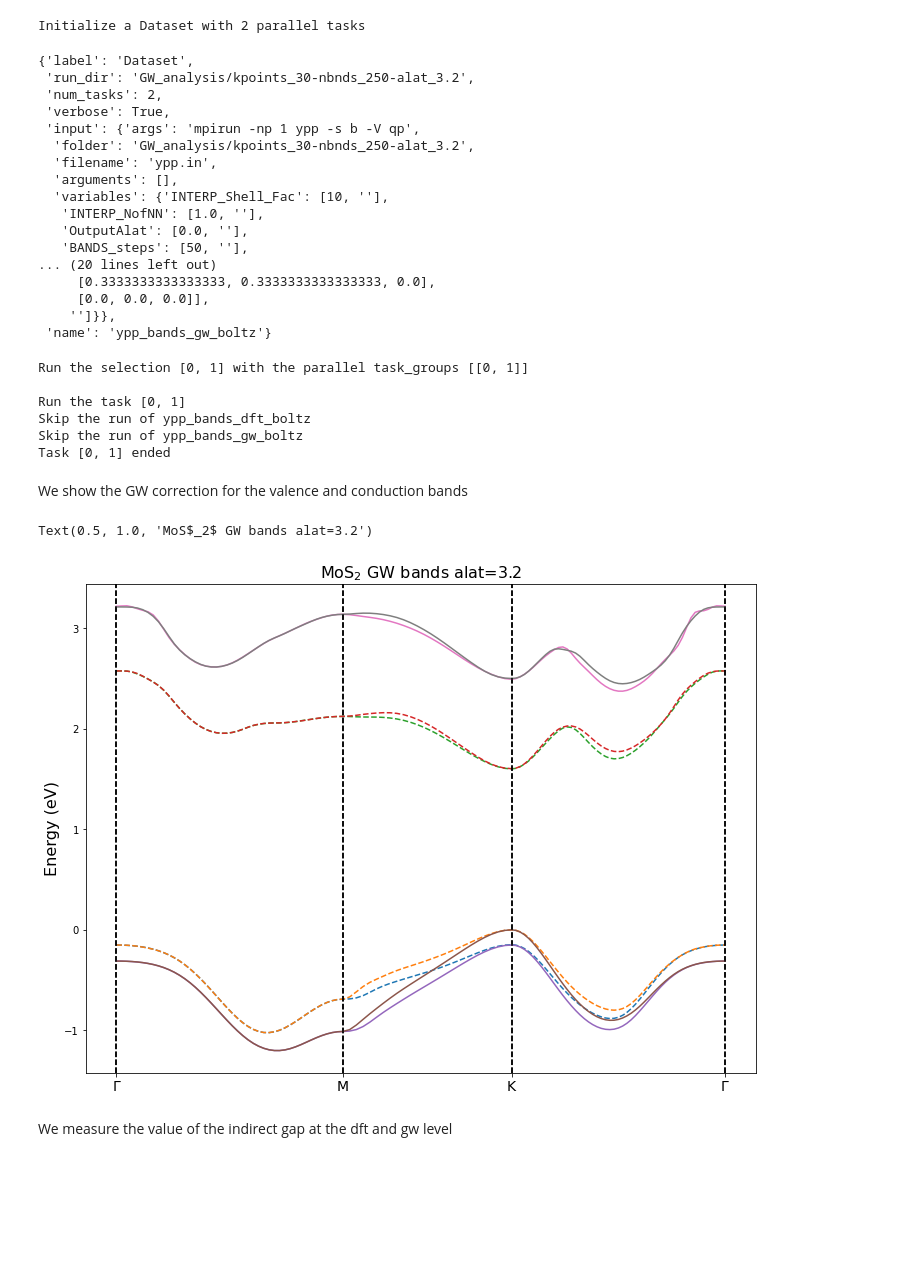
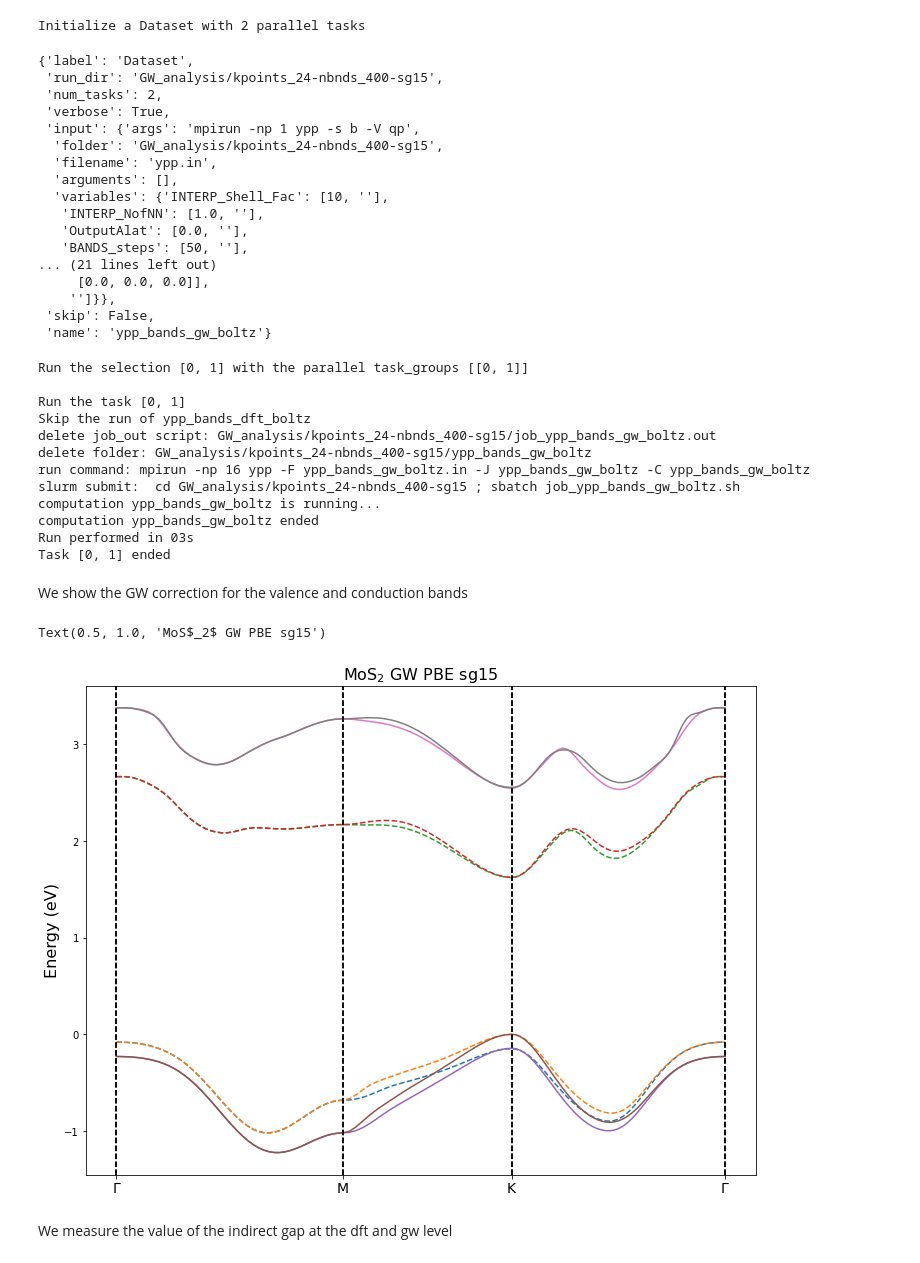
Before and after one commit to marcodalessandro76/MoS2, a Jupyter notebook: GW_Analysis.ipynb, the cells around one changed output. Cells and saved outputs as stored; diff of their text form; code cells hidden in the pictures; blank space fills up the shorter version.

```diff
--- a/GW_Analysis.ipynb
+++ b/GW_Analysis.ipynb
@@ -2666,7 +2649,7 @@ code = C.YamboCalculator(rr,activate_BeeOND=True)
 # %% [output]
 Initialize a Yambo calculator with scheduler slurm
 # %%
-input_dir = 'DFT_analysis-sg15/kpoints_24-nbnds_250.save'
-run_dir = 'GW_analysis/kpoints_24-nbnds_250-sg15'
+input_dir = 'DFT_analysis-sg15/kpoints_18-nbnds_250.save'
+run_dir = 'GW_analysis/kpoints_18-nbnds_250-sg15'
 Tools.init_yambo_dir(yambo_dir=run_dir,input_dir=input_dir)
 # %% [output]
@@ -2780,21 +2765,21 @@ Initialize a Dataset with 2 parallel tasks
 study.runs[1]
 # %% [output]
 {'label': 'Dataset',
- 'run_dir': 'GW_analysis/kpoints_30-nbnds_250-alat_3.2',
+ 'run_dir': 'GW_analysis/kpoints_24-nbnds_400-sg15',
  'num_tasks': 2,
  'verbose': True,
  'input': {'args': 'mpirun -np 1 ypp -s b -V qp',
-  'folder': 'GW_analysis/kpoints_30-nbnds_250-alat_3.2',
+  'folder': 'GW_analysis/kpoints_24-nbnds_400-sg15',
   'filename': 'ypp.in',
   'arguments': [],
   'variables': {'INTERP_Shell_Fac': [10, ''],
    'INTERP_NofNN': [1.0, ''],
    'OutputAlat': [0.0, ''],
    'BANDS_steps': [50, ''],
-... (20 lines left out)
-     [0.3333333333333333, 0.3333333333333333, 0.0],
+... (21 lines left out)
      [0.0, 0.0, 0.0]],
     '']}},
+ 'skip': False,
  'name': 'ypp_bands_gw_boltz'}
 # %%
 results = study.run()
@@ -2803,7 +2788,13 @@ Run the selection [0, 1] with the parallel task_groups [[0, 1]]
 
 Run the task [0, 1]
 Skip the run of ypp_bands_dft_boltz
-Skip the run of ypp_bands_gw_boltz
+delete job_out script: GW_analysis/kpoints_24-nbnds_400-sg15/job_ypp_bands_gw_boltz.out
+delete folder: GW_analysis/kpoints_24-nbnds_400-sg15/ypp_bands_gw_boltz
+run command: mpirun -np 16 ypp -F ypp_bands_gw_boltz.in -J ypp_bands_gw_boltz -C ypp_bands_gw_boltz
+slurm submit:  cd GW_analysis/kpoints_24-nbnds_400-sg15 ; sbatch job_ypp_bands_gw_boltz.sh
+computation ypp_bands_gw_boltz is running...
+computation ypp_bands_gw_boltz ended
+Run performed in 03s
 Task [0, 1] ended
 # %%
 bands_gw = U.BandStructure.from_Ypp(results[1],high_sym,suffix='bands_interpolated')
@@ -2813,12 +2804,12 @@ We show the GW correction for the valence and conduction bands
 # %%
 fig, ax = plt.subplots(figsize=(12, 9))
 bands_dft.plot(plt,linestyle='--',label='dft')
 bands_gw.plot(plt,linestyle='-',label='gw')
 ax.set_ylabel('Energy (eV)',size=16)
-plt.title('MoS$_2$ GW bands alat=3.2',size=16)
+plt.title('MoS$_2$ GW PBE sg15',size=16)
 # %% [output]
-Text(0.5, 1.0, 'MoS$_2$ GW bands alat=3.2')
+Text(0.5, 1.0, 'MoS$_2$ GW PBE sg15')
-[figure, old version]
+[figure, new version]
 # %% [markdown]
 We measure the value of the indirect gap at the dft and gw level
 # %%
```
Also changed, not shown: parts of 93 cells of this notebook, 4 other files.
